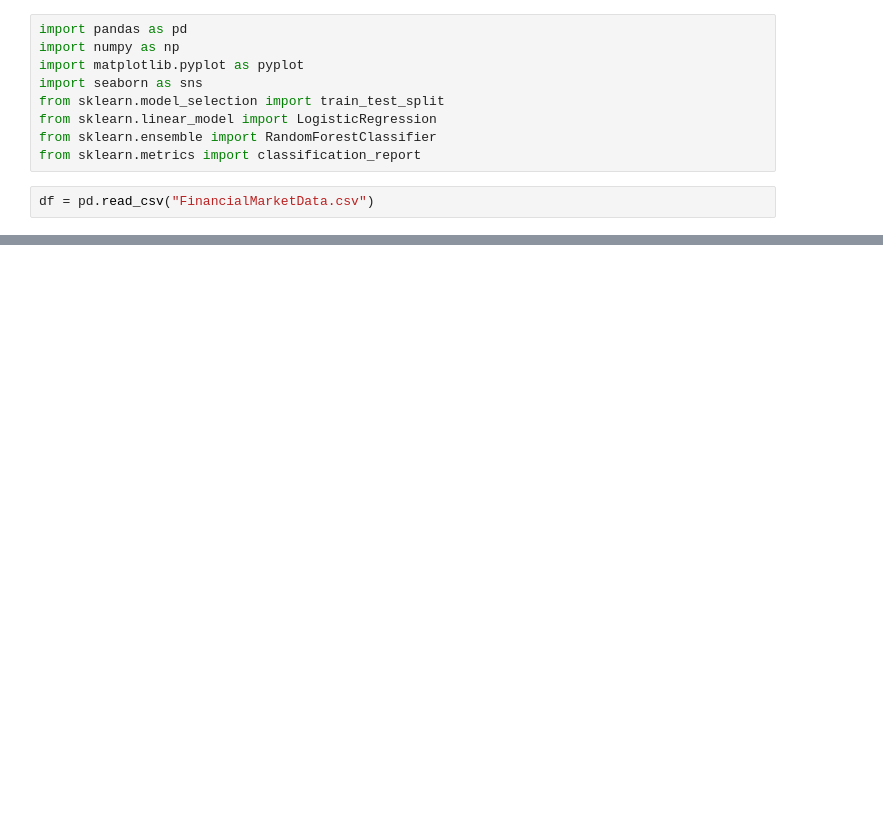
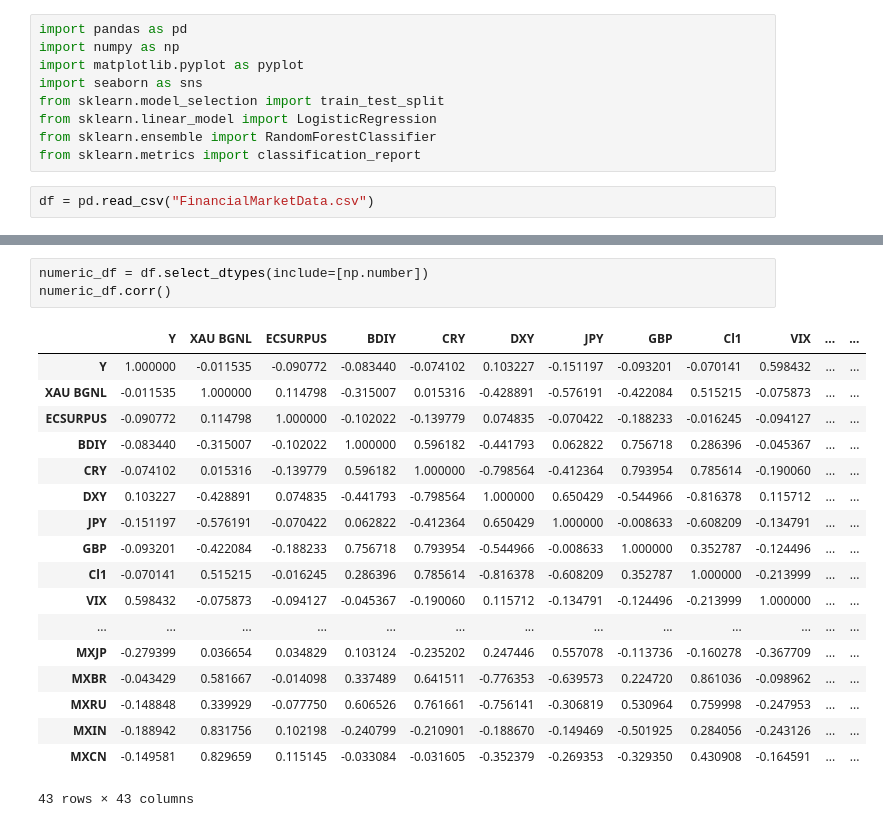
Before and after one commit to IntermediaDesigns/market-anomaly, a Jupyter notebook: market_anomaly.ipynb, the cells around one changed output, grey strips where cells are left out. Cells and saved outputs as stored; diff of their text form; blank space fills up the shorter version.

```diff
--- a/market_anomaly.ipynb
+++ b/market_anomaly.ipynb
@@ -27,0 +67,22 @@ df
+# %%
+numeric_df = df.select_dtypes(include=[np.number])
+numeric_df.corr()
+# %% [output]
+|  | Y | XAU BGNL | ECSURPUS | BDIY | CRY | DXY | JPY | GBP | Cl1 | VIX | ... | ... |
+| Y | 1.000000 | -0.011535 | -0.090772 | -0.083440 | -0.074102 | 0.103227 | -0.151197 | -0.093201 | -0.070141 | 0.598432 | ... | ... |
+| XAU BGNL | -0.011535 | 1.000000 | 0.114798 | -0.315007 | 0.015316 | -0.428891 | -0.576191 | -0.422084 | 0.515215 | -0.075873 | ... | ... |
+| ECSURPUS | -0.090772 | 0.114798 | 1.000000 | -0.102022 | -0.139779 | 0.074835 | -0.070422 | -0.188233 | -0.016245 | -0.094127 | ... | ... |
+| BDIY | -0.083440 | -0.315007 | -0.102022 | 1.000000 | 0.596182 | -0.441793 | 0.062822 | 0.756718 | 0.286396 | -0.045367 | ... | ... |
+| CRY | -0.074102 | 0.015316 | -0.139779 | 0.596182 | 1.000000 | -0.798564 | -0.412364 | 0.793954 | 0.785614 | -0.190060 | ... | ... |
+| DXY | 0.103227 | -0.428891 | 0.074835 | -0.441793 | -0.798564 | 1.000000 | 0.650429 | -0.544966 | -0.816378 | 0.115712 | ... | ... |
+| JPY | -0.151197 | -0.576191 | -0.070422 | 0.062822 | -0.412364 | 0.650429 | 1.000000 | -0.008633 | -0.608209 | -0.134791 | ... | ... |
+| GBP | -0.093201 | -0.422084 | -0.188233 | 0.756718 | 0.793954 | -0.544966 | -0.008633 | 1.000000 | 0.352787 | -0.124496 | ... | ... |
+| Cl1 | -0.070141 | 0.515215 | -0.016245 | 0.286396 | 0.785614 | -0.816378 | -0.608209 | 0.352787 | 1.000000 | -0.213999 | ... | ... |
+| VIX | 0.598432 | -0.075873 | -0.094127 | -0.045367 | -0.190060 | 0.115712 | -0.134791 | -0.124496 | -0.213999 | 1.000000 | ... | ... |
+| ... | ... | ... | ... | ... | ... | ... | ... | ... | ... | ... | ... | ... |
+| MXJP | -0.279399 | 0.036654 | 0.034829 | 0.103124 | -0.235202 | 0.247446 | 0.557078 | -0.113736 | -0.160278 | -0.367709 | ... | ... |
+| MXBR | -0.043429 | 0.581667 | -0.014098 | 0.337489 | 0.641511 | -0.776353 | -0.639573 | 0.224720 | 0.861036 | -0.098962 | ... | ... |
+| MXRU | -0.148848 | 0.339929 | -0.077750 | 0.606526 | 0.761661 | -0.756141 | -0.306819 | 0.530964 | 0.759998 | -0.247953 | ... | ... |
+| MXIN | -0.188942 | 0.831756 | 0.102198 | -0.240799 | -0.210901 | -0.188670 | -0.149469 | -0.501925 | 0.284056 | -0.243126 | ... | ... |
+| MXCN | -0.149581 | 0.829659 | 0.115145 | -0.033084 | -0.031605 | -0.352379 | -0.269353 | -0.329350 | 0.430908 | -0.164591 | ... | ... |
+43 rows × 43 columns
```
Also changed, not shown: parts of 8 cells of this notebook.
